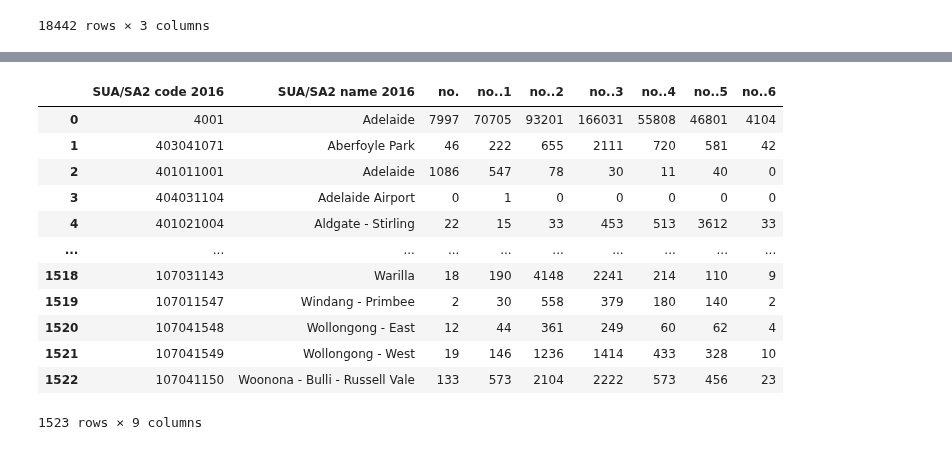
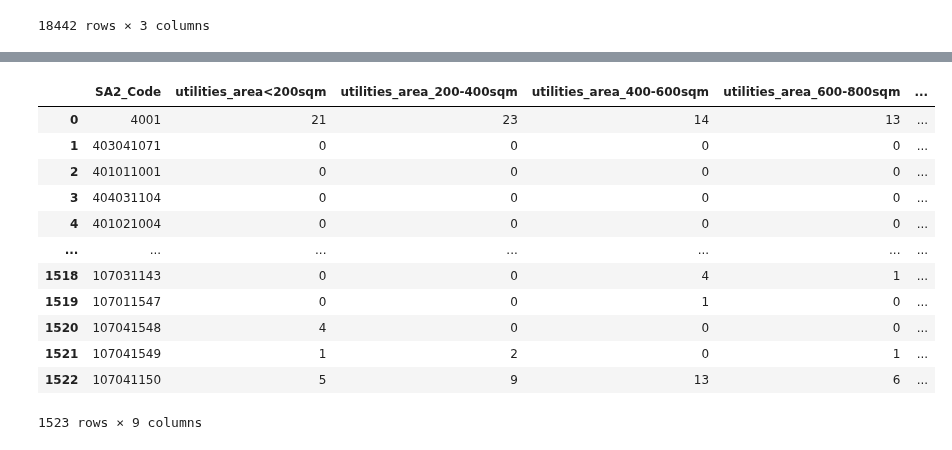
Before and after one commit to MAST30034-Applied-Data-Science/generic-real-estate-consulting-project-group-1-iron-data-man, a Jupyter notebook: notebooks/data_cleaning_external.ipynb, the cells around one changed output, grey strips where cells are left out. Cells and saved outputs as stored; diff of their text form; code cells hidden in the pictures.

Commit message:
update Land and Housing Supply Indicators data

```diff
--- a/notebooks/data_cleaning_external.ipynb
+++ b/notebooks/data_cleaning_external.ipynb
@@ -165,18 +159,79 @@ external
+# %%
+# helper function for count the total area by SA2 Area
+def sum_area(df):
+    df["total"] = 0
+    col = df.columns
+    df["total"] = df[col[1]]+df[col[2]]+df[col[3]]+df[col[4]]+df[col[5]]+df[col[6]]+df[col[7]]
+    return df
 # %%
-# read
+# read Land and Housing Supply Indicators data and extract the data we needed
 residential_area = pd.read_excel("../data/raw/functional.xlsx",sheet_name="Table 1",header=5)
-residential_area
+residential_area.columns = ['SA2_Code', 'SA2 name', "residential_area<200sqm","residential_area_200-400sqm",
+                           "residential_area_400-600sqm","residential_area_600-800sqm","residential_area_800-1000sqm",
+                           "residential_area_1000-10000sqm","residential_area>10000sqm"]
+residential_area = residential_area.drop(columns=['SA2 name'])
+sum_area(residential_area)
+
+primary_production_area = pd.read_excel("../data/raw/functional.xlsx",sheet_name="Table 3",header=5)
+primary_production_area.columns = ['SA2_Code', 'SA2 name', "primary_production<200sqm","primary_production_200-400sqm",
+                           "primary_production_400-600sqm","primary_production_600-800sqm",
+                           "primary_production_800-1000sqm","primary_production_1000-10000sqm",
+                           "primary_production>10000sqm"]
+primary_production_area = primary_production_area.drop(columns=['SA2 name'])
+sum_area(primary_production_area)
+
+community_infrastructure_area = pd.read_excel("../data/raw/functional.xlsx",sheet_name="Table 3",header=5)
+community_infrastructure_area.columns = ['SA2_Code', 'SA2 name', "community_infrastructure<200sqm",
+                                         "community_infrastructure_200-400sqm","community_infrastructure_400-600sqm",
+                                         "community_infrastructure_600-800sqm","community_infrastructure_800-1000sqm",
+                                         "community_infrastructure_1000-10000sqm","community_infrastructure>10000sqm"]
+community_infrastructure_area = community_infrastructure_area.drop(columns=['SA2 name'])
+sum_area(community_infrastructure_area)
+
+mix_use_area = pd.read_excel("../data/raw/functional.xlsx",sheet_name="Table 5",header=5)
+mix_use_area.columns = ['SA2_Code', 'SA2 name','mix_area<200sqm', 'mix_area_200-400sqm', 'mix_area_400-600sqm',
+                        'mix_area_600-800sqm', 'mix_area_800-1000sqm', 'mix_area_1000-10000sqm', 'mix_area>1000sqm']
+mix_use_area = mix_use_area.drop(columns=['SA2 name'])
+sum_area(mix_use_area)
+
+industrial_area = pd.read_excel("../data/raw/functional.xlsx",sheet_name="Table 6",header=5)
+industrial_area.columns = ['SA2_Code', 'SA2 name','industrial_area<200sqm', 'industrial_area_200-400sqm',
+                           'industrial_area_400-600sqm', 'industrial_area_600-800sqm', 'industrial_area_800-1000sqm',
+                           'industrial_area_1000-10000sqm', 'industrial_area>1000sqm']
+industrial_area = industrial_area.drop(columns=['SA2 name'])
+sum_area(industrial_area)
+
+scenic_spot_area = pd.read_excel("../data/raw/functional.xlsx",sheet_name="Table 7",header=5)
+scenic_spot_area.columns = ['SA2_Code', 'SA2 name','scenic_spot<200sqm', 'scenic_spot_200-400sqm',
+                             'scenic_spot_400-600sqm', 'scenic_spot_600-800sqm', 'scenic_spot_800-1000sqm',
+                             'scenic_spot_1000-10000sqm', 'scenic_spot>1000sqm']
+scenic_spot_area = scenic_spot_area.drop(columns=['SA2 name'])
+sum_area(scenic_spot_area)
+
+commerical_area = pd.read_excel("../data/raw/functional.xlsx",sheet_name="Table 8",header=5)
+commerical_area.columns = ['SA2_Code', 'SA2 name','commerical_area<200sqm', 'commerical_area_200-400sqm',
+                           'commerical_area_400-600sqm', 'commerical_area_600-800sqm', 'commerical_area_800-1000sqm',
+                           'commerical_area_1000-10000sqm', 'commerical_area>1000sqm']
+commerical_area = commerical_area.drop(columns=['SA2 name'])
+sum_area(commerical_area)
+
+utilities_area = pd.read_excel("../data/raw/functional.xlsx",sheet_name="Table 10",header=5)
+utilities_area.columns = ['SA2_Code', 'SA2 name','utilities_area<200sqm', 'utilities_area_200-400sqm',
+                          'utilities_area_400-600sqm', 'utilities_area_600-800sqm', 'utilities_area_800-1000sqm',
+                          'utilities_area_1000-10000sqm', 'utilities_area>1000sqm']
+utilities_area = utilities_area.drop(columns=['SA2 name'])
+sum_area(utilities_area)
 # %% [output]
-|  | SUA/SA2 code 2016 | SUA/SA2 name 2016 | no. | no..1 | no..2 | no..3 | no..4 | no..5 | no..6 |
-| 0 | 4001 | Adelaide | 7997 | 70705 | 93201 | 166031 | 55808 | 46801 | 4104 |
-| 1 | 403041071 | Aberfoyle Park | 46 | 222 | 655 | 2111 | 720 | 581 | 42 |
-| 2 | 401011001 | Adelaide | 1086 | 547 | 78 | 30 | 11 | 40 | 0 |
-| 3 | 404031104 | Adelaide Airport | 0 | 1 | 0 | 0 | 0 | 0 | 0 |
-| 4 | 401021004 | Aldgate - Stirling | 22 | 15 | 33 | 453 | 513 | 3612 | 33 |
-| ... | ... | ... | ... | ... | ... | ... | ... | ... | ... |
-| 1518 | 107031143 | Warilla | 18 | 190 | 4148 | 2241 | 214 | 110 | 9 |
-| 1519 | 107011547 | Windang - Primbee | 2 | 30 | 558 | 379 | 180 | 140 | 2 |
-| 1520 | 107041548 | Wollongong - East | 12 | 44 | 361 | 249 | 60 | 62 | 4 |
-| 1521 | 107041549 | Wollongong - West | 19 | 146 | 1236 | 1414 | 433 | 328 | 10 |
-| 1522 | 107041150 | Woonona - Bulli - Russell Vale | 133 | 573 | 2104 | 2222 | 573 | 456 | 23 |
+|  | SA2_Code | utilities_area<200sqm | utilities_area_200-400sqm | utilities_area_400-600sqm | utilities_area_600-800sqm | ... |
+| 0 | 4001 | 21 | 23 | 14 | 13 | ... |
+| 1 | 403041071 | 0 | 0 | 0 | 0 | ... |
+| 2 | 401011001 | 0 | 0 | 0 | 0 | ... |
+| 3 | 404031104 | 0 | 0 | 0 | 0 | ... |
+| 4 | 401021004 | 0 | 0 | 0 | 0 | ... |
+| ... | ... | ... | ... | ... | ... | ... |
+| 1518 | 107031143 | 0 | 0 | 4 | 1 | ... |
+| 1519 | 107011547 | 0 | 0 | 1 | 0 | ... |
+| 1520 | 107041548 | 4 | 0 | 0 | 0 | ... |
+| 1521 | 107041549 | 1 | 2 | 0 | 1 | ... |
+| 1522 | 107041150 | 5 | 9 | 13 | 6 | ... |
 1523 rows × 9 columns
```
Also changed, not shown: parts of 8 cells of this notebook.
